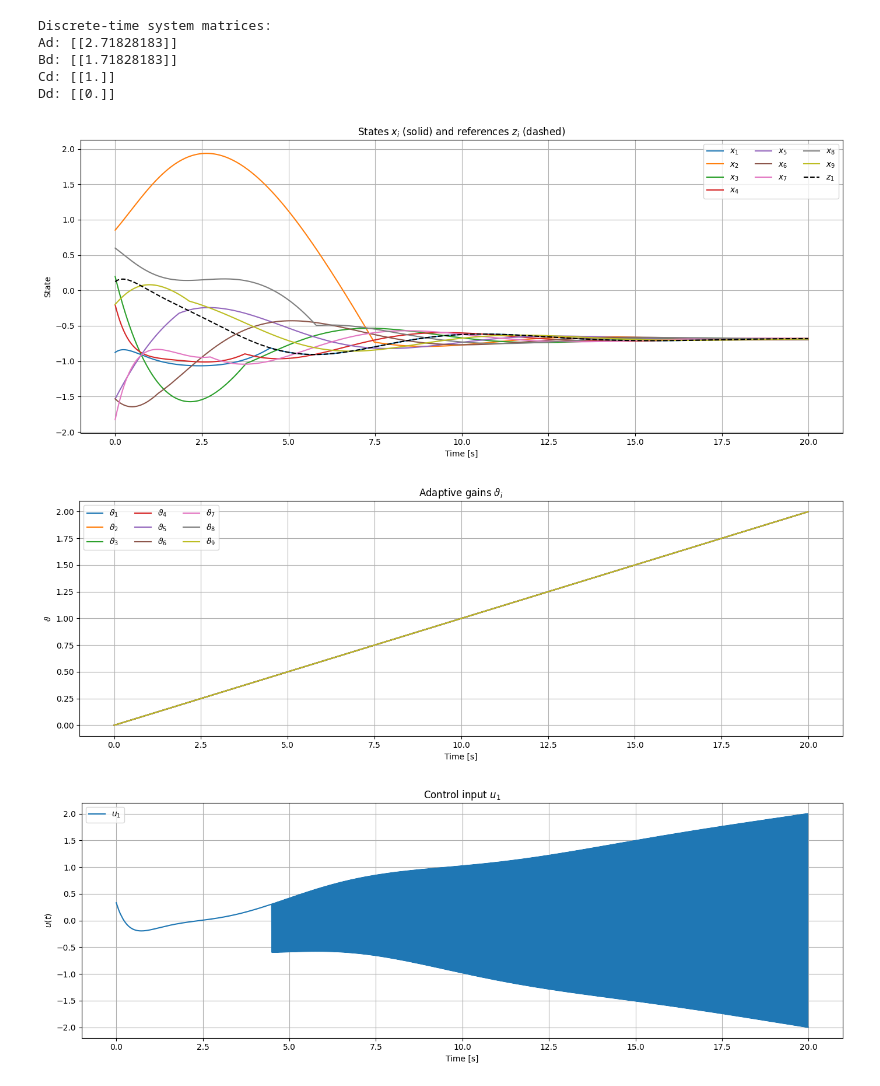
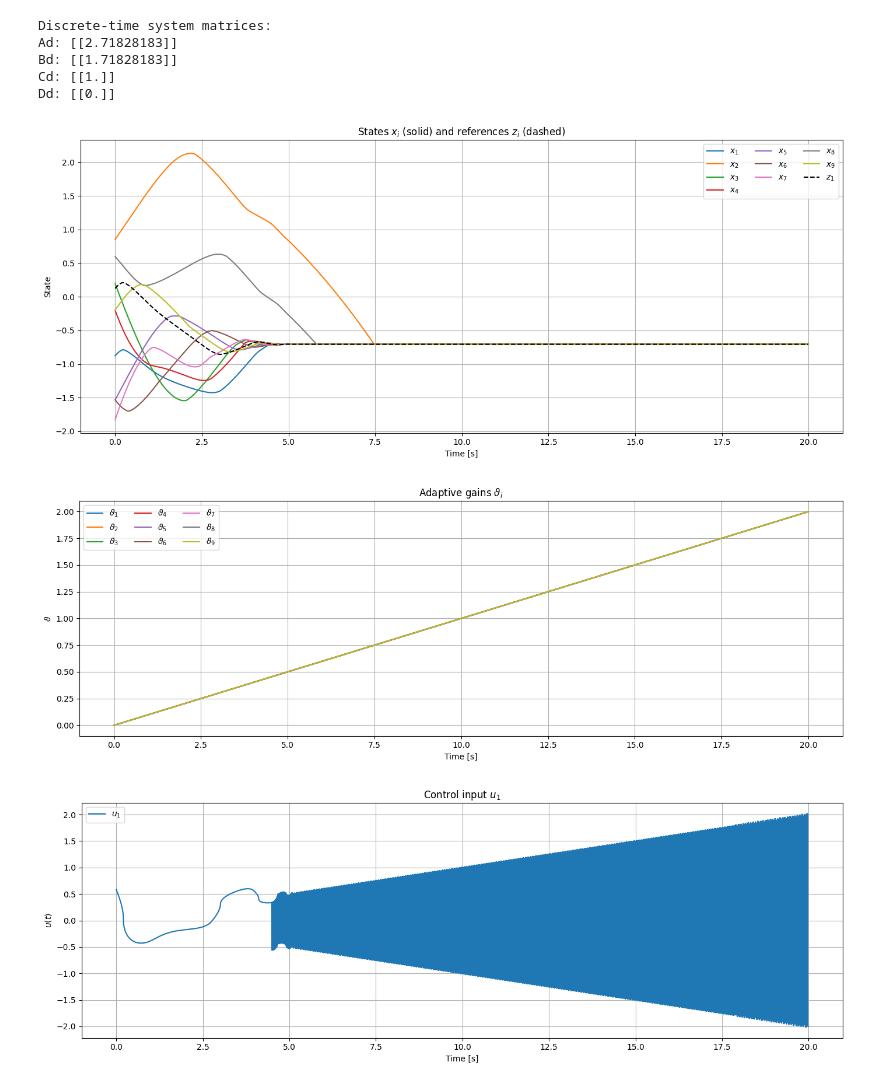
Before and after one commit to juanpiLorca/consensus-node, a Jupyter notebook: consensus.ipynb, the cells around one changed output. Saved outputs shown, nothing was run; the diff lists cells and outputs as text; code cells hidden in the pictures.

```diff
--- a/consensus.ipynb
+++ b/consensus.ipynb
@@ -71,10 +71,20 @@ N = len(NODES)
 n_points = 2000
 mv = np.zeros(shape=(N, n_points))
 
-def g_i(i, z, neighbors):
-    if not neighbors:
-        return 0.0
-    return sum(z[j] - z[i] for j in neighbors)
+def v_i(i, z, neighbors):
+    vi = 0.0
+    for j in neighbors:
+        vi += (-1) * np.sign(z[i] - z[j]) * np.sqrt(np.abs(z[i] - z[j]))
+    return vi
+
+def g_i(i, z, neighbors, avg=False):
+    if avg:
+        if not neighbors:
+            return 0.0
+        return sum(z[j] - z[i] for j in neighbors)
+    else:
+        vi = v_i(i, z, neighbors)
+        return vi
 
 def dynamics(t, y, N=len(NODES), gamma=0.1, epsilon=1e-6):
     dydt = np.zeros_like(y)
@@ -144,33 +154,33 @@ plt.grid()
 plt.tight_layout()
 if SAVE_FIGS:
     plt.savefig(f'img/python-sim/state_evolution_{NUM_SIM}.pdf')
 
 # === Plot: adaptive gains ===
 plt.figure(figsize=(14, 5))
 for i in range(N):
     plt.plot(t, vartheta[i,:], label=f'$\\vartheta_{i+1}$')
 plt.title('Adaptive gains $\\vartheta_i$')
 plt.xlabel('Time [s]')
 plt.ylabel('$\\vartheta$')
 plt.legend(ncol=3)
 plt.grid()
 plt.tight_layout()
 if SAVE_FIGS:
     plt.savefig(f'img/python-sim/adaptive_gains_{NUM_SIM}.pdf')
 
 plt.figure(figsize=(14, 5))
 plt.plot(t, mv[0,:], label=f'$u_{1}$')
 plt.title('Control input $u_1$')
 plt.xlabel('Time [s]')
 plt.ylabel('$u(t)$')
 plt.legend(ncol=3)
 plt.grid()
 plt.tight_layout()
 if SAVE_FIGS:
     plt.savefig(f'img/python-sim/control_input_{NUM_SIM}.pdf')
 
 plt.show()
 # %% [output]
-[figure, old version]
+[figure, new version]
 [figure]
-[figure, old version]
+[figure, new version]
```
Also changed, not shown: parts of 1 cell of this notebook, 3 other files.
